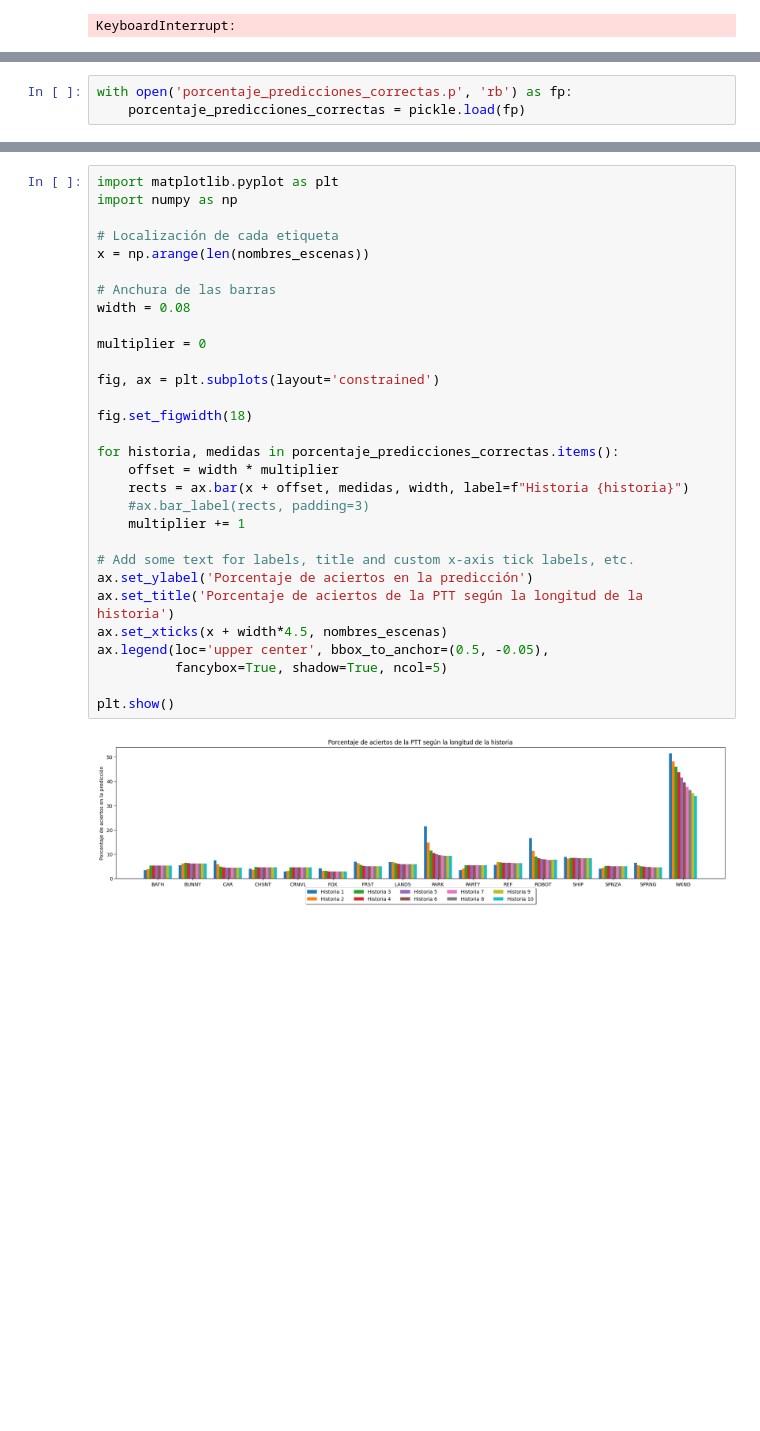
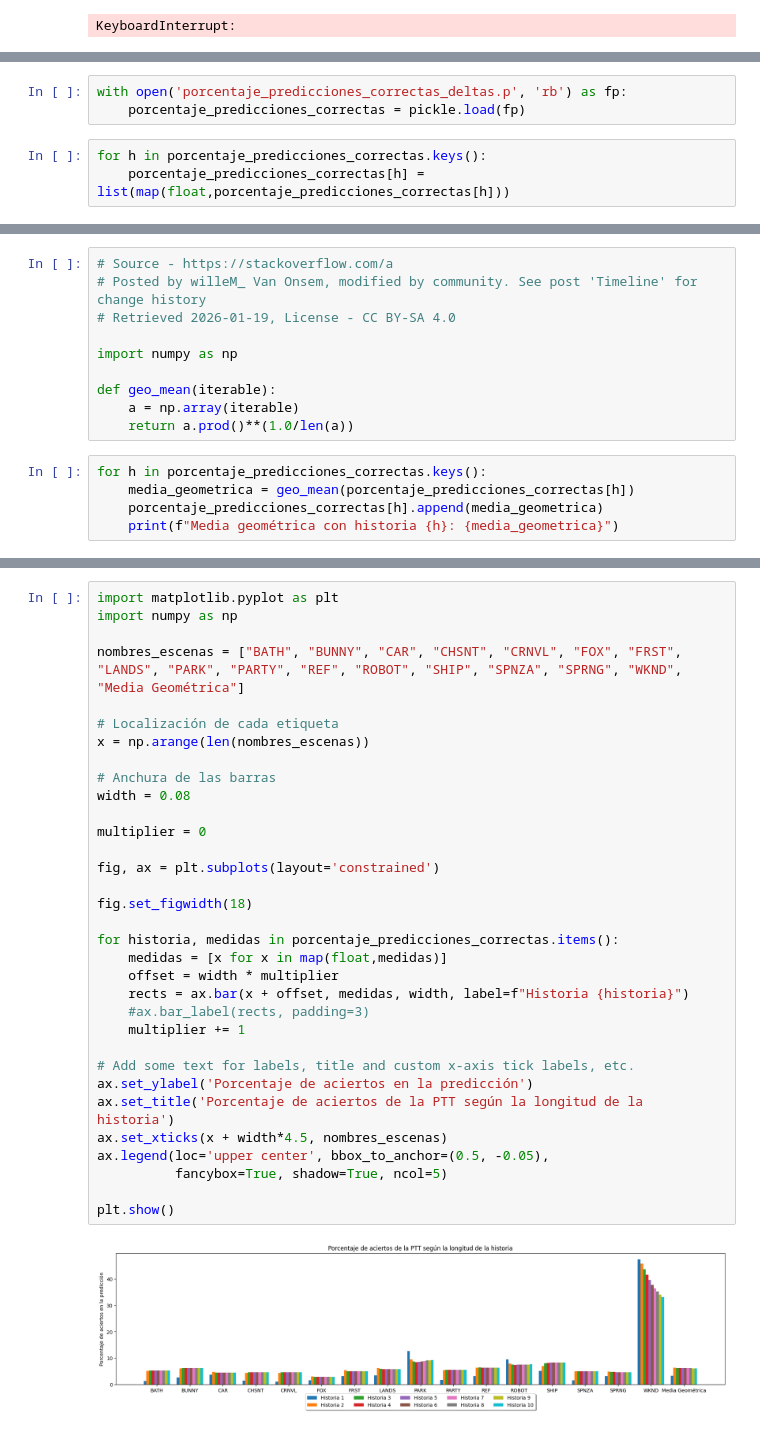
Before and after one commit to angelms2003/ChampSim-ML, a Jupyter notebook: historia-deltas.ipynb, the cells around one changed output, grey strips where cells are left out. Saved outputs shown, nothing was run; the diff lists cells and outputs as text; blank space fills up the shorter version.

```diff
--- a/historia-deltas.ipynb
+++ b/historia-deltas.ipynb
@@ -290,4 +290,7 @@ with open('porcentaje_predicciones_correctas.p', 'wb') as fp:
     pickle.dump(porcentaje_predicciones_correctas, fp, protocol=pickle.HIGHEST_PROTOCOL)
 # %%
-with open('porcentaje_predicciones_correctas.p', 'rb') as fp:
+with open('porcentaje_predicciones_correctas_deltas.p', 'rb') as fp:
     porcentaje_predicciones_correctas = pickle.load(fp)
+# %%
+for h in porcentaje_predicciones_correctas.keys():
+    porcentaje_predicciones_correctas[h] = list(map(float,porcentaje_predicciones_correctas[h]))
@@ -293,0 +317,15 @@ with open('porcentaje_predicciones_correctas.p', 'rb') as fp:
+# %%
+# Source - https://stackoverflow.com/a
+# Posted by willeM_ Van Onsem, modified by community. See post 'Timeline' for change history
+# Retrieved 2026-01-19, License - CC BY-SA 4.0
+
+import numpy as np
+
+def geo_mean(iterable):
+    a = np.array(iterable)
+    return a.prod()**(1.0/len(a))
+# %%
+for h in porcentaje_predicciones_correctas.keys():
+    media_geometrica = geo_mean(porcentaje_predicciones_correctas[h])
+    porcentaje_predicciones_correctas[h].append(media_geometrica)
+    print(f"Media geométrica con historia {h}: {media_geometrica}")
@@ -294,32 +343,35 @@ with open('porcentaje_predicciones_correctas.p', 'rb') as fp:
 # %%
 import matplotlib.pyplot as plt
 import numpy as np
+
+nombres_escenas = ["BATH", "BUNNY", "CAR", "CHSNT", "CRNVL", "FOX", "FRST", "LANDS", "PARK", "PARTY", "REF", "ROBOT", "SHIP", "SPNZA", "SPRNG", "WKND", "Media Geométrica"]
 
 # Localización de cada etiqueta
 x = np.arange(len(nombres_escenas))
 
 # Anchura de las barras
 width = 0.08
 
 multiplier = 0
 
 fig, ax = plt.subplots(layout='constrained')
 
 fig.set_figwidth(18)
 
 for historia, medidas in porcentaje_predicciones_correctas.items():
+    medidas = [x for x in map(float,medidas)]
     offset = width * multiplier
     rects = ax.bar(x + offset, medidas, width, label=f"Historia {historia}")
     #ax.bar_label(rects, padding=3)
     multiplier += 1
 
 # Add some text for labels, title and custom x-axis tick labels, etc.
 ax.set_ylabel('Porcentaje de aciertos en la predicción')
 ax.set_title('Porcentaje de aciertos de la PTT según la longitud de la historia')
 ax.set_xticks(x + width*4.5, nombres_escenas)
 ax.legend(loc='upper center', bbox_to_anchor=(0.5, -0.05),
           fancybox=True, shadow=True, ncol=5)
 
 plt.show()
 # %% [output]
-[figure, old version]
+[figure, new version]
```
Also changed, not shown: parts of 3 cells of this notebook, 5 other files.
